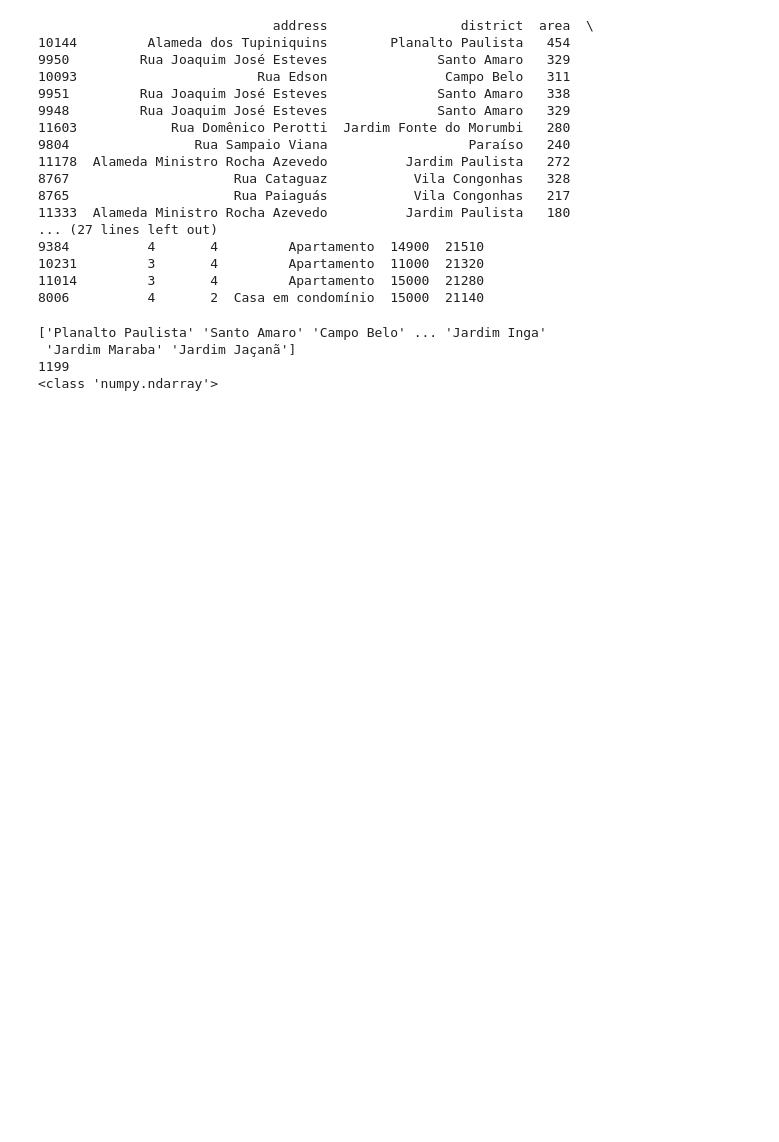
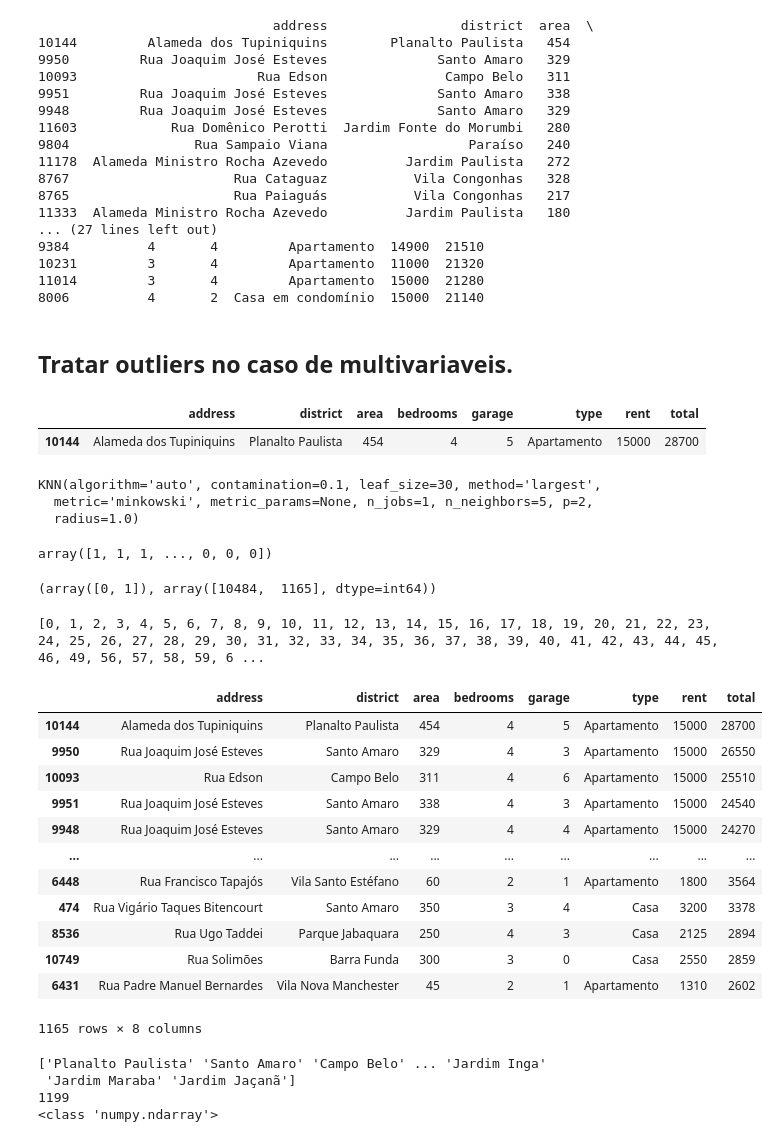
Before and after one commit to kimju03/aluguel-de-casa-em-SP, a Jupyter notebook: analise.ipynb, the cells around one changed output. Saved outputs shown, nothing was run; the diff lists cells and outputs as text; code cells hidden in the pictures; blank space fills up the shorter version.

Commit message:
biblioteca pyod

```diff
--- a/analise.ipynb
+++ b/analise.ipynb
@@ -249,6 +249,55 @@ print(data.head(20))
 10231         3       4         Apartamento  11000  21320
 11014         3       4         Apartamento  15000  21280
 8006          4       2  Casa em condomínio  15000  21140
+# %% [markdown]
+## Tratar outliers no caso de multivariaveis.
+# %%
+from pyod.models.knn import KNN
+data.head(1)
+# %% [output]
+|  | address | district | area | bedrooms | garage | type | rent | total |
+| 10144 | Alameda dos Tupiniquins | Planalto Paulista | 454 | 4 | 5 | Apartamento | 15000 | 28700 |
+# %%
+detector= KNN()
+detector.fit(data.iloc[:,[2,3,4,6,7]])
+# %% [output]
+KNN(algorithm='auto', contamination=0.1, leaf_size=30, method='largest',
+  metric='minkowski', metric_params=None, n_jobs=1, n_neighbors=5, p=2,
+  radius=1.0)
+# %%
+previsoes=detector.labels_
+previsoes
+# %% [output]
+array([1, 1, 1, ..., 0, 0, 0])
+# %%
+np.unique(previsoes,return_counts=True)
+# %% [output]
+(array([0, 1]), array([10484,  1165], dtype=int64))
+# %%
+outliers=[]
+for i in range(len(previsoes)):
+    if previsoes[i]==1:
+        outliers.append(i)
+print(outliers)
+# %% [output]
+[0, 1, 2, 3, 4, 5, 6, 7, 8, 9, 10, 11, 12, 13, 14, 15, 16, 17, 18, 19, 20, 21, 22, 23, 24, 25, 26, 27, 28, 29, 30, 31, 32, 33, 34, 35, 36, 37, 38, 39, 40, 41, 42, 43, 44, 45, 46, 49, 56, 57, 58, 59, 6 ...
+# %%
+lista_outliers=data.iloc[outliers,:]
+lista_outliers
+# %% [output]
+|  | address | district | area | bedrooms | garage | type | rent | total |
+| 10144 | Alameda dos Tupiniquins | Planalto Paulista | 454 | 4 | 5 | Apartamento | 15000 | 28700 |
+| 9950 | Rua Joaquim José Esteves | Santo Amaro | 329 | 4 | 3 | Apartamento | 15000 | 26550 |
+| 10093 | Rua Edson | Campo Belo | 311 | 4 | 6 | Apartamento | 15000 | 25510 |
+| 9951 | Rua Joaquim José Esteves | Santo Amaro | 338 | 4 | 3 | Apartamento | 15000 | 24540 |
+| 9948 | Rua Joaquim José Esteves | Santo Amaro | 329 | 4 | 4 | Apartamento | 15000 | 24270 |
+| ... | ... | ... | ... | ... | ... | ... | ... | ... |
+| 6448 | Rua Francisco Tapajós | Vila Santo Estéfano | 60 | 2 | 1 | Apartamento | 1800 | 3564 |
+| 474 | Rua Vigário Taques Bitencourt | Santo Amaro | 350 | 3 | 4 | Casa | 3200 | 3378 |
+| 8536 | Rua Ugo Taddei | Parque Jabaquara | 250 | 4 | 3 | Casa | 2125 | 2894 |
+| 10749 | Rua Solimões | Barra Funda | 300 | 3 | 0 | Casa | 2550 | 2859 |
+| 6431 | Rua Padre Manuel Bernardes | Vila Nova Manchester | 45 | 2 | 1 | Apartamento | 1310 | 2602 |
+1165 rows × 8 columns
 # %%
 
 bairros= data['district'].unique()
```
